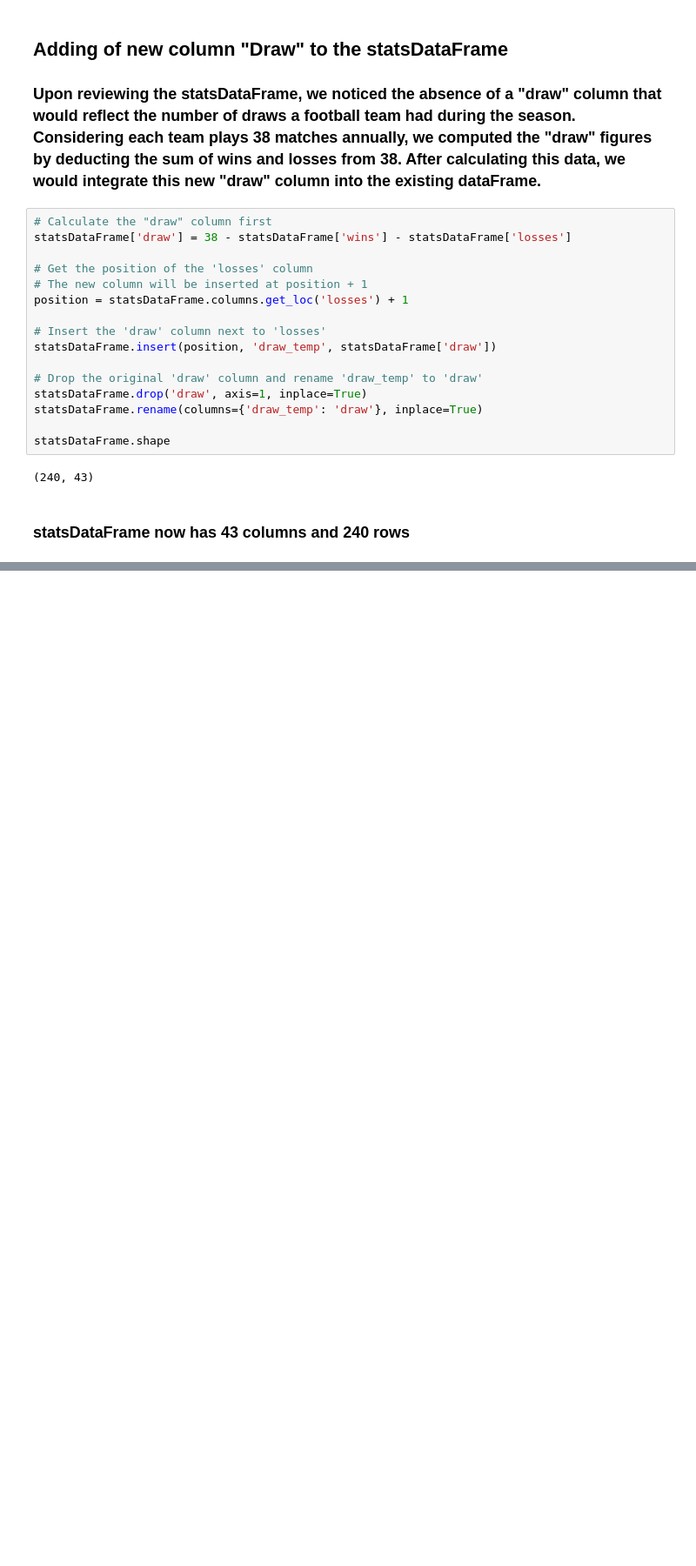
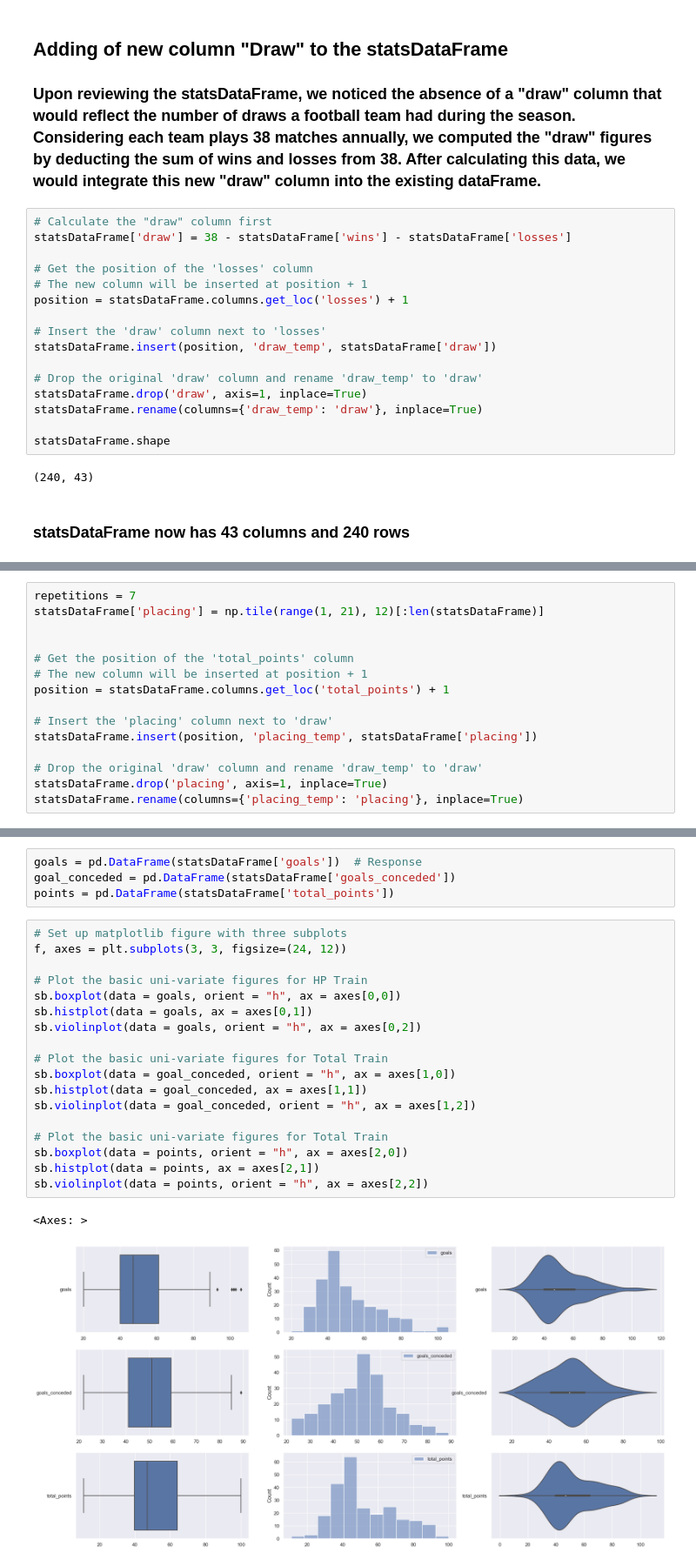
Before and after one commit to JacksonSeowJX/SC1015, a Jupyter notebook: Sc1015 Mini-Project.ipynb, the cells around one changed output, grey strips where cells are left out. Shown at 87% size. Saved outputs shown, nothing was run; the diff lists cells and outputs as text; blank space fills up the shorter version.

Commit message:
add in points and position
also did visualization for goal & goals concede as potential predictors to points

```diff
--- a/Sc1015 Mini-Project.ipynb
+++ b/Sc1015 Mini-Project.ipynb
@@ -137,0 +166,15 @@ statsDataFrame.shape
+# %%
+repetitions = 7
+statsDataFrame['placing'] = np.tile(range(1, 21), 12)[:len(statsDataFrame)]
+
+
+# Get the position of the 'total_points' column
+# The new column will be inserted at position + 1
+position = statsDataFrame.columns.get_loc('total_points') + 1
+
+# Insert the 'placing' column next to 'draw'
+statsDataFrame.insert(position, 'placing_temp', statsDataFrame['placing'])
+
+# Drop the original 'draw' column and rename 'draw_temp' to 'draw'
+statsDataFrame.drop('placing', axis=1, inplace=True)
+statsDataFrame.rename(columns={'placing_temp': 'placing'}, inplace=True)
@@ -137,0 +198,25 @@ statsDataFrame.shape
+# %%
+goals = pd.DataFrame(statsDataFrame['goals'])  # Response
+goal_conceded = pd.DataFrame(statsDataFrame['goals_conceded'])
+points = pd.DataFrame(statsDataFrame['total_points'])
+# %%
+# Set up matplotlib figure with three subplots
+f, axes = plt.subplots(3, 3, figsize=(24, 12))
+
+# Plot the basic uni-variate figures for HP Train
+sb.boxplot(data = goals, orient = "h", ax = axes[0,0])
+sb.histplot(data = goals, ax = axes[0,1])
+sb.violinplot(data = goals, orient = "h", ax = axes[0,2])
+
+# Plot the basic uni-variate figures for Total Train
+sb.boxplot(data = goal_conceded, orient = "h", ax = axes[1,0])
+sb.histplot(data = goal_conceded, ax = axes[1,1])
+sb.violinplot(data = goal_conceded, orient = "h", ax = axes[1,2])
+
+# Plot the basic uni-variate figures for Total Train
+sb.boxplot(data = points, orient = "h", ax = axes[2,0])
+sb.histplot(data = points, ax = axes[2,1])
+sb.violinplot(data = points, orient = "h", ax = axes[2,2])
+# %% [output]
+<Axes: >
+[figure, added]
```
Also changed, not shown: parts of 5 cells of this notebook.
